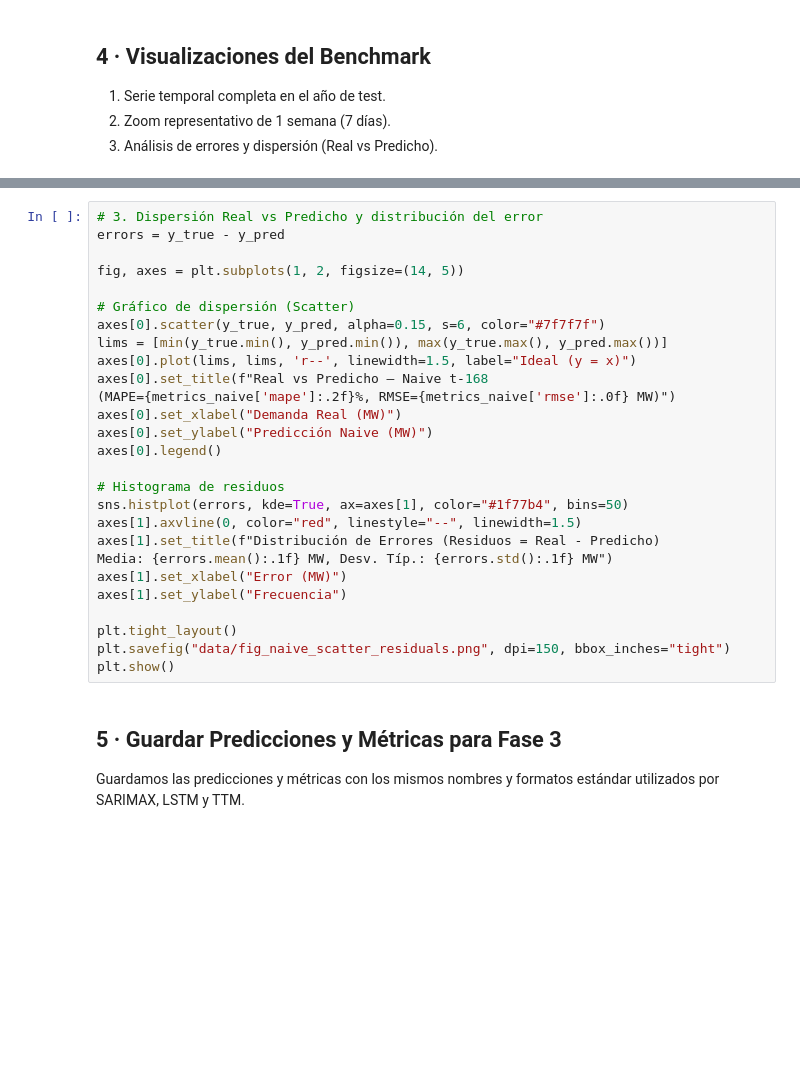
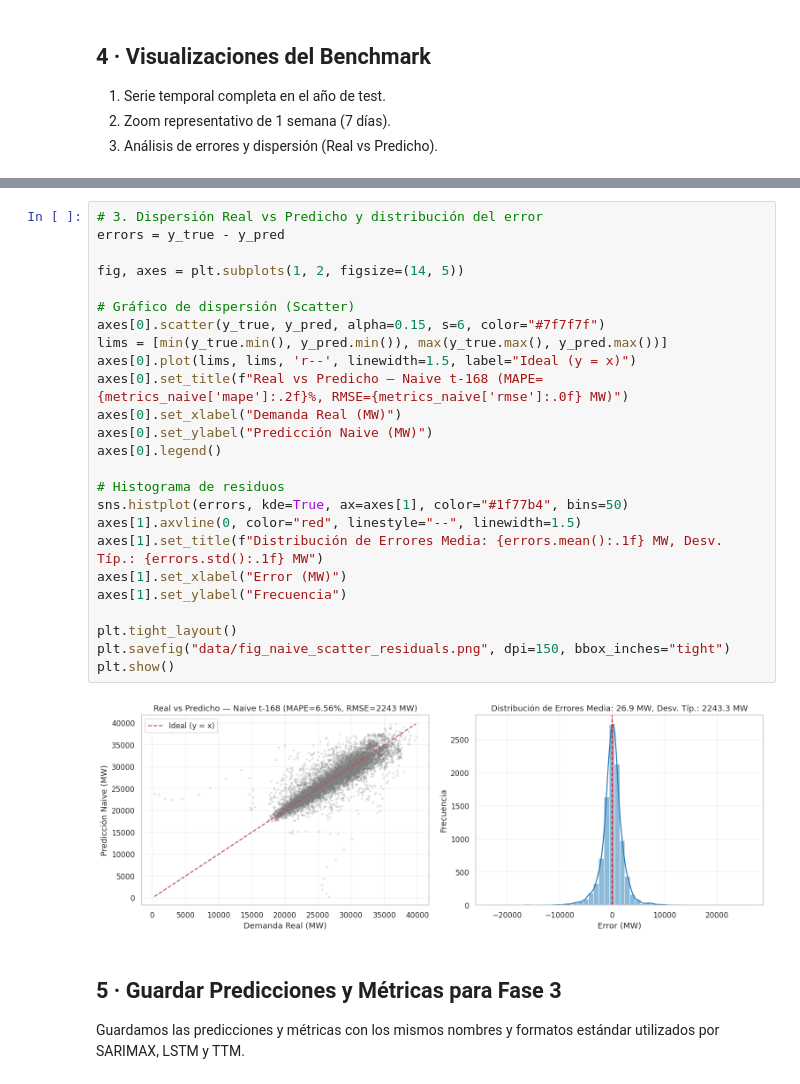
Before and after one commit to antonionc/pred_demanda, a Jupyter notebook: fase3_0_baseline_naive.ipynb, the cells around one changed output, grey strips where cells are left out. Drawn from its saved outputs; the diff is of its cells as text; blank space fills up the shorter version.

```diff
--- a/fase3_0_baseline_naive.ipynb
+++ b/fase3_0_baseline_naive.ipynb
@@ -146,30 +193,30 @@ plt.show()
 # %%
 # 3. Dispersión Real vs Predicho y distribución del error
 errors = y_true - y_pred
 
 fig, axes = plt.subplots(1, 2, figsize=(14, 5))
 
 # Gráfico de dispersión (Scatter)
 axes[0].scatter(y_true, y_pred, alpha=0.15, s=6, color="#7f7f7f")
 lims = [min(y_true.min(), y_pred.min()), max(y_true.max(), y_pred.max())]
 axes[0].plot(lims, lims, 'r--', linewidth=1.5, label="Ideal (y = x)")
-axes[0].set_title(f"Real vs Predicho — Naive t-168
-(MAPE={metrics_naive['mape']:.2f}%, RMSE={metrics_naive['rmse']:.0f} MW)")
+axes[0].set_title(f"Real vs Predicho — Naive t-168 (MAPE={metrics_naive['mape']:.2f}%, RMSE={metrics_naive['rmse']:.0f} MW)")
 axes[0].set_xlabel("Demanda Real (MW)")
 axes[0].set_ylabel("Predicción Naive (MW)")
 axes[0].legend()
 
 # Histograma de residuos
 sns.histplot(errors, kde=True, ax=axes[1], color="#1f77b4", bins=50)
 axes[1].axvline(0, color="red", linestyle="--", linewidth=1.5)
-axes[1].set_title(f"Distribución de Errores (Residuos = Real - Predicho)
-Media: {errors.mean():.1f} MW, Desv. Típ.: {errors.std():.1f} MW")
+axes[1].set_title(f"Distribución de Errores Media: {errors.mean():.1f} MW, Desv. Típ.: {errors.std():.1f} MW")
 axes[1].set_xlabel("Error (MW)")
 axes[1].set_ylabel("Frecuencia")
 
 plt.tight_layout()
 plt.savefig("data/fig_naive_scatter_residuals.png", dpi=150, bbox_inches="tight")
 plt.show()
+# %% [output]
+[figure, added]
 # %% [markdown]
 ## 5 · Guardar Predicciones y Métricas para Fase 3
 
```
Also changed, not shown: parts of 9 cells of this notebook.
